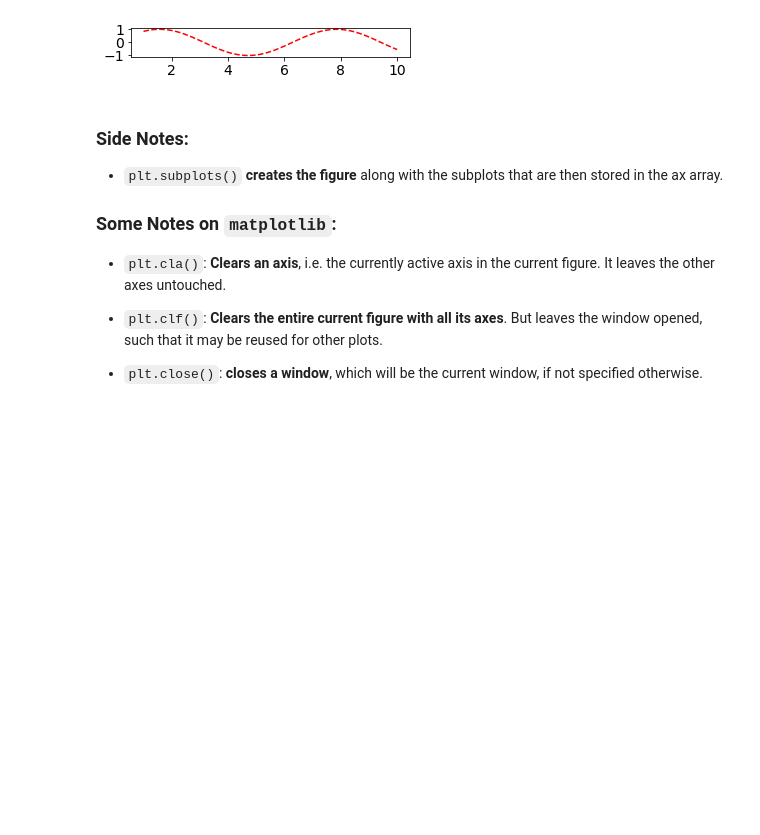
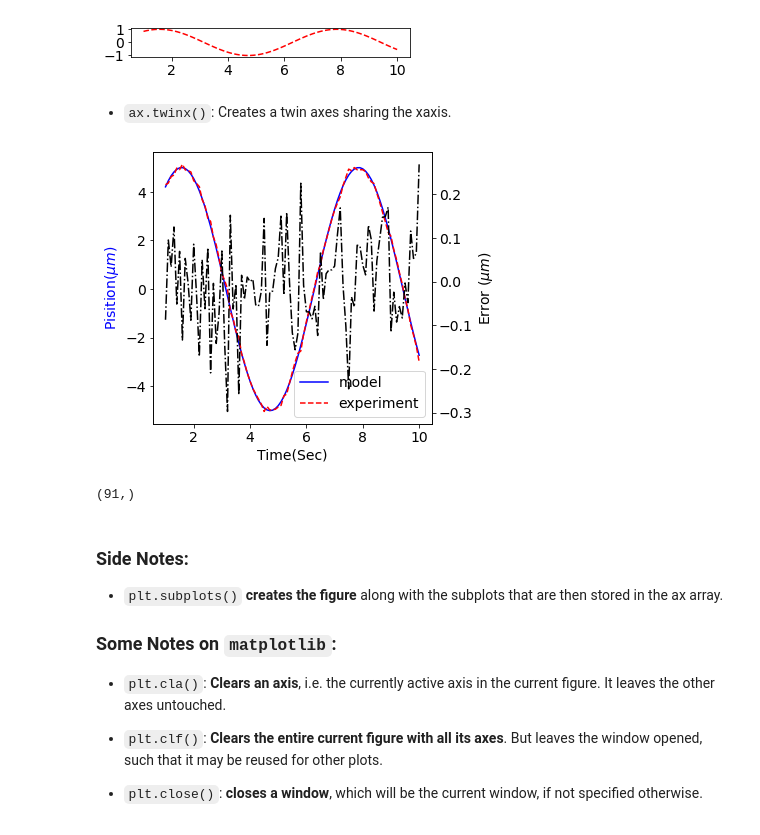
Before and after one commit to DavoodSZ1993/Python_Tutorial, a Jupyter notebook: 1_matplotlib_plots.ipynb, the cells around one changed output. Saved outputs shown, nothing was run; the diff lists cells and outputs as text; code cells hidden in the pictures; blank space fills up the shorter version.

```diff
--- a/1_matplotlib_plots.ipynb
+++ b/1_matplotlib_plots.ipynb
@@ -687,6 +687,34 @@ plt.plot(x, y, c='r', linestyle='--')
 fig.subplots_adjust(bottom=0.8)
 # %% [output]
 [figure]
+# %% [markdown]
+* `ax.twinx()`: Creates a twin axes sharing the xaxis.
+# %%
+x = np.arange(1, 10.1, 0.1)
+y1 = 5 * np.sin(x)
+y2 = np.add(y1, np.random.normal(0, 0.1, x.shape))
+error = np.subtract(y1, y2)
+
+fig, ax1 = plt.subplots(figsize=(5,5))
+ax1.plot(x, y1, c='b', label ='model')
+ax1.plot(x, y2, c='r', linestyle='--', label='experiment')
+
+ax1.set_xlabel('Time(Sec)')
+ax1.set_ylabel('Pisition($\mu m$)', color='b')
+ax1.legend()
+ax1.tick_params(axis='y', labelcolor='b')
+
+ax2 = ax1.twinx()
+ax2.plot(x, error, 'k', linestyle='-.', label='error')
+
+ax2.set_ylabel('Error ($\mu m$)', color='k')
+ax1.tick_params(axis='y', labelcolor='k')
+# %% [output]
+[figure, added]
+# %%
+x.shape
+# %% [output]
+(91,)
 # %% [markdown]
 ### Side Notes:
 * `plt.subplots()` **creates the figure** along with the subplots that are then stored in the ax array.
```
